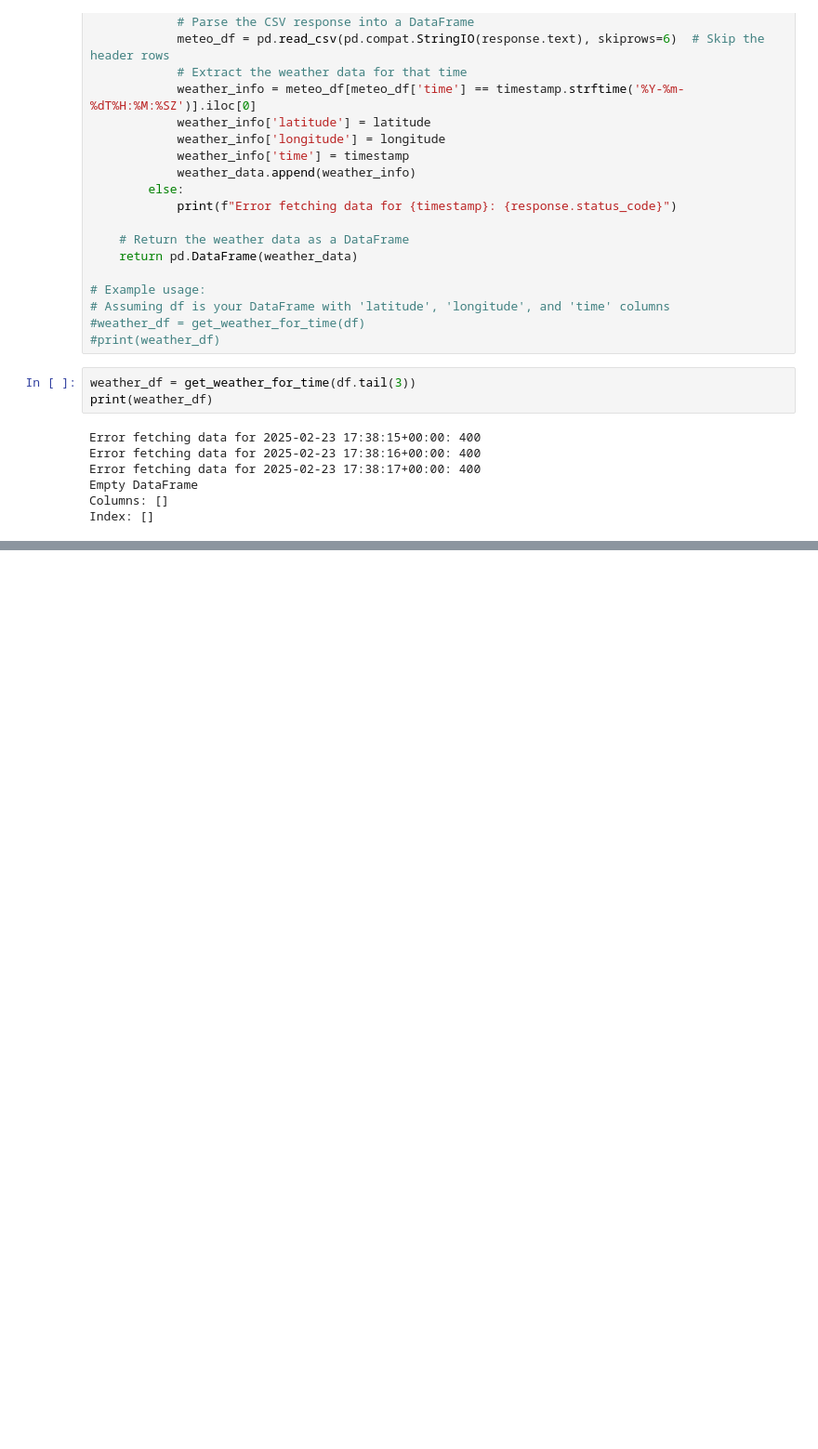
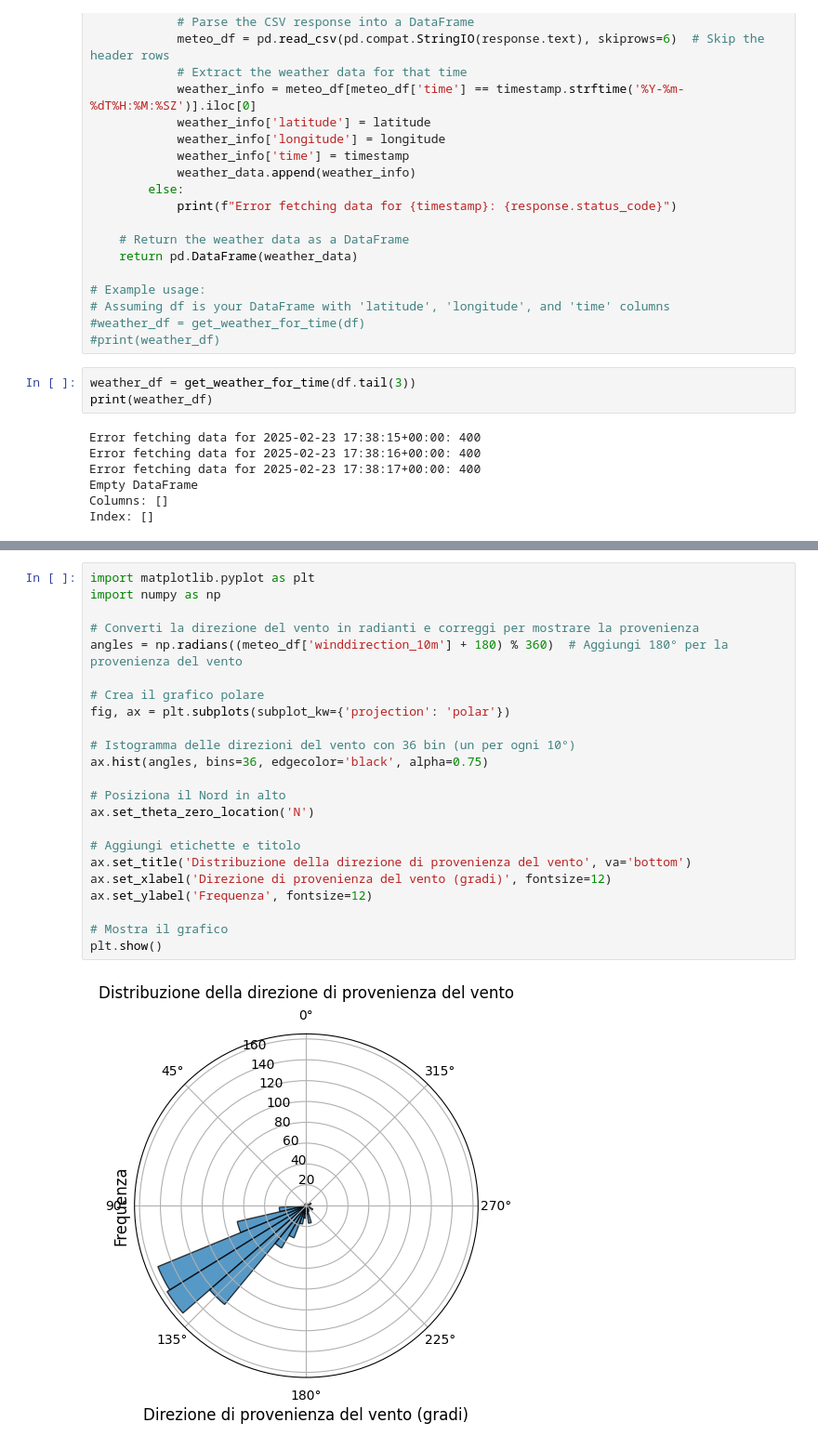
Before and after one commit to Filippo1993/garmin-myruns, a Jupyter notebook: patagonia_weather.ipynb, the cells around one changed output, grey strips where cells are left out. Shown at 93% size. Cells and saved outputs as stored; diff of their text form; blank space fills up the shorter version.

```diff
--- a/patagonia_weather.ipynb
+++ b/patagonia_weather.ipynb
@@ -138,0 +200,25 @@ meteo_df = get_meteo_dataset()
+# %%
+import matplotlib.pyplot as plt
+import numpy as np
+
+# Converti la direzione del vento in radianti e correggi per mostrare la provenienza
+angles = np.radians((meteo_df['winddirection_10m'] + 180) % 360)  # Aggiungi 180° per la provenienza del vento
+
+# Crea il grafico polare
+fig, ax = plt.subplots(subplot_kw={'projection': 'polar'})
+
+# Istogramma delle direzioni del vento con 36 bin (un per ogni 10°)
+ax.hist(angles, bins=36, edgecolor='black', alpha=0.75)
+
+# Posiziona il Nord in alto
+ax.set_theta_zero_location('N')
+
+# Aggiungi etichette e titolo
+ax.set_title('Distribuzione della direzione di provenienza del vento', va='bottom')
+ax.set_xlabel('Direzione di provenienza del vento (gradi)', fontsize=12)
+ax.set_ylabel('Frequenza', fontsize=12)
+
+# Mostra il grafico
+plt.show()
+# %% [output]
+[figure, added]
```
Also changed, not shown: parts of 7 cells of this notebook, 1 other file.
